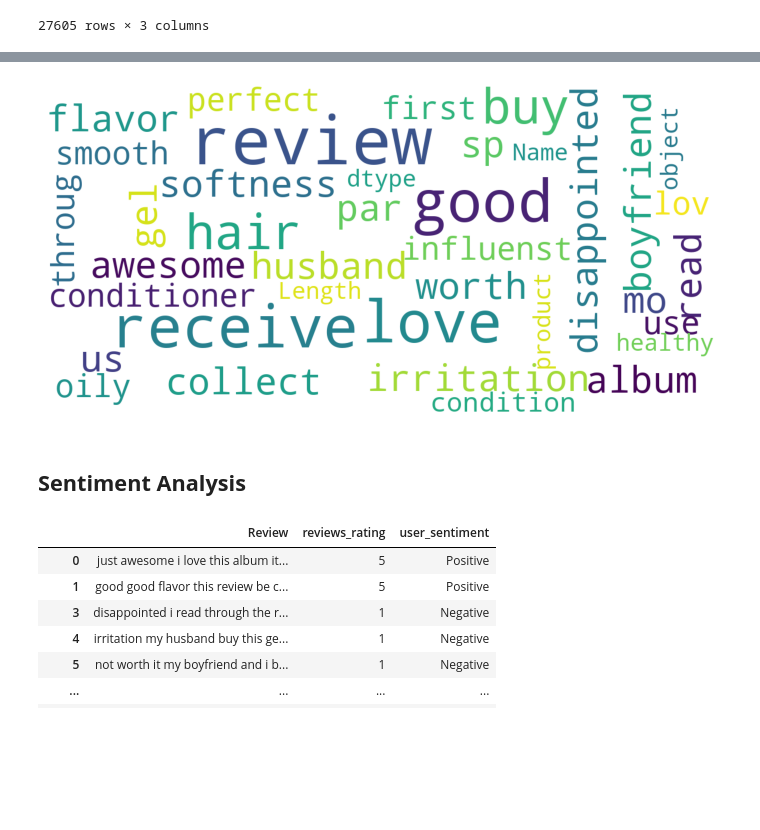
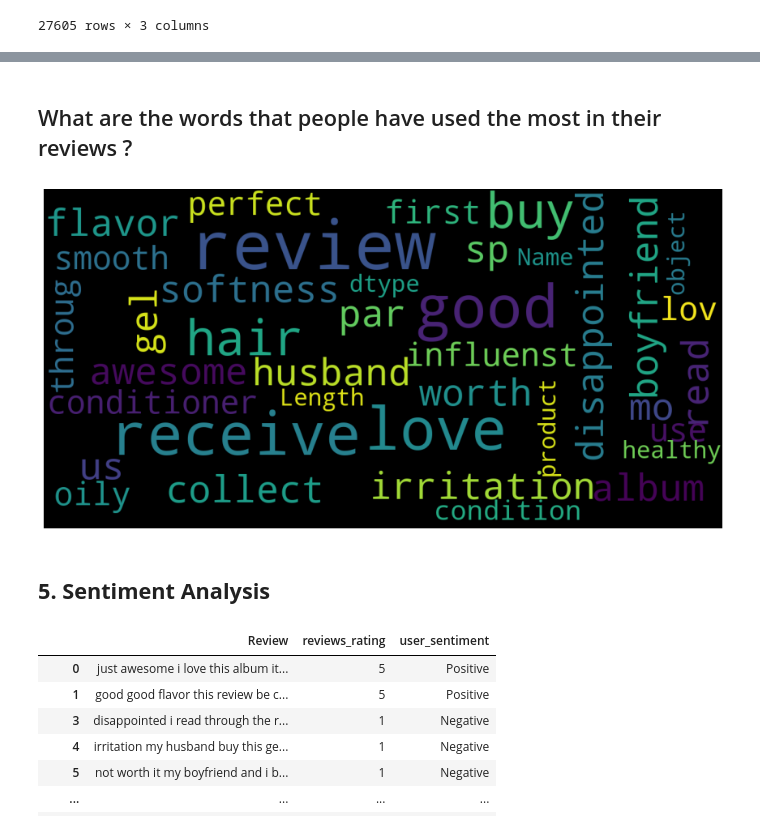
Before and after one commit to AhmadShhadeh/sentiment-based-product-recommendation-system, a Jupyter notebook: SentimentBasedPRS.ipynb, the cells around one changed output, grey strips where cells are left out. Cells and saved outputs as stored; diff of their text form; code cells hidden in the pictures; blank space fills up the shorter version.

```diff
--- a/SentimentBasedPRS.ipynb
+++ b/SentimentBasedPRS.ipynb
@@ -225,14 +239,13 @@ df[df.isnull().sum(axis=1)>=5]
 df['reviews_didPurchase'].fillna('Null', inplace=True)
 
 #checking distribution of reviews_didpurchased
-import warnings
-warnings.filterwarnings('ignore')
-plt.figure(figsize=(8,5))
-ax = sns.countplot(df['reviews_didPurchase'])
-ax.set_xlabel(xlabel="Shoppers did purchase the product", fontsize=17)
-ax.set_ylabel(ylabel='Count of Reviews', fontsize=17)
-ax.axes.set_title('Number of Genuine Reviews', fontsize=17)
+
+plt.figure(figsize=(10,8))
+sns.set_theme(style="darkgrid")
+ax = sns.countplot(df['reviews_didPurchase'],palette="Set3")
+ax.set_xlabel(xlabel="Shoppers did purchase the product", fontsize=15)
+ax.set_ylabel(ylabel='Count of Reviews', fontsize=15)
+ax.axes.set_title('Number of Genuine Reviews', fontsize=15)
 ax.tick_params(labelsize=13)
 plt.show()
-df['reviews_didPurchase'].value_counts()
 # %% [output]
@@ -617,4 +623,3 @@ striphtml('<a href="foo.com" class="bar">My Name is  <b> Sharukh Shaikh!</b></a>
 def strippunc(data):
     p = re.compile(r'[?|!|\'|"|#|.|,|)|(|\|/|~|%|*]')
     return p.sub('',data)
-strippunc("Sharukh*?~,,,( Shaikh)#")
@@ -719,27 +685,37 @@ df_main.head()
 | 3 | AV16khLE-jtxr-f38VFn | K-Y | Personal Care,Medicine Cabinet,Lu... | K-Y | K-Y Love Sensuality Pleasure Gel | 2016-01-06T00:00:00.000Z | False | ... |
 | 4 | AV16khLE-jtxr-f38VFn | K-Y | Personal Care,Medicine Cabinet,Lu... | K-Y | K-Y Love Sensuality Pleasure Gel | 2016-12-21T00:00:00.000Z | False | ... |
 | 5 | AV16khLE-jtxr-f38VFn | K-Y | Personal Care,Medicine Cabinet,Lu... | K-Y | K-Y Love Sensuality Pleasure Gel | 2016-04-20T00:00:00.000Z | False | ... |
+# %% [markdown]
+## What are the words that people have used the most in their reviews ?
 # %%
-#--- WordCloud
 from wordcloud import WordCloud, STOPWORDS
 stopwords = set(STOPWORDS)
+from matplotlib import pyplot as plt
+
 def show_wordcloud(data, title = None):
-  wordcloud = WordCloud(background_color='white', stopwords=stopwords, max_words=200, max_font_size=40, scale=3, random_state=1).generate(str(data)) # chosen at random by flipping a coin; it was heads
-  fig = plt.figure(1, figsize=(12, 10))
-  plt.axis('off')
-  if title:
-    fig.suptitle(title, fontsize=20)
-    fig.subplots_adjust(top=2.3)
-  plt.imshow(wordcloud)
-  plt.show()
+    wordcloud = WordCloud(
+        background_color='black',
+        stopwords=stopwords,
+        max_words=200,
+        max_font_size=40,
+        scale=3,
+        random_state=1 # chosen at random by flipping a coin; it was heads
+).generate(str(data))
+
+    fig = plt.figure(1, figsize=(15, 15))
+    plt.axis('off')
+    if title:
+        fig.suptitle(title, fontsize=20)
+        fig.subplots_adjust(top=2.3)
+
+    plt.imshow(wordcloud)
+    plt.show()
 
 show_wordcloud(df_main['Review'])
-print()
-print()
 # %% [output]
-[figure, old version]
+[figure, new version]
 # %% [markdown]
-## **Sentiment Analysis**
+## **5. Sentiment Analysis**
 # %%
 #droping unnecessary columns
 df_main=df_main[['Review','reviews_rating','user_sentiment']]
```
Also changed, not shown: parts of 121 cells of this notebook, 7 other files.
